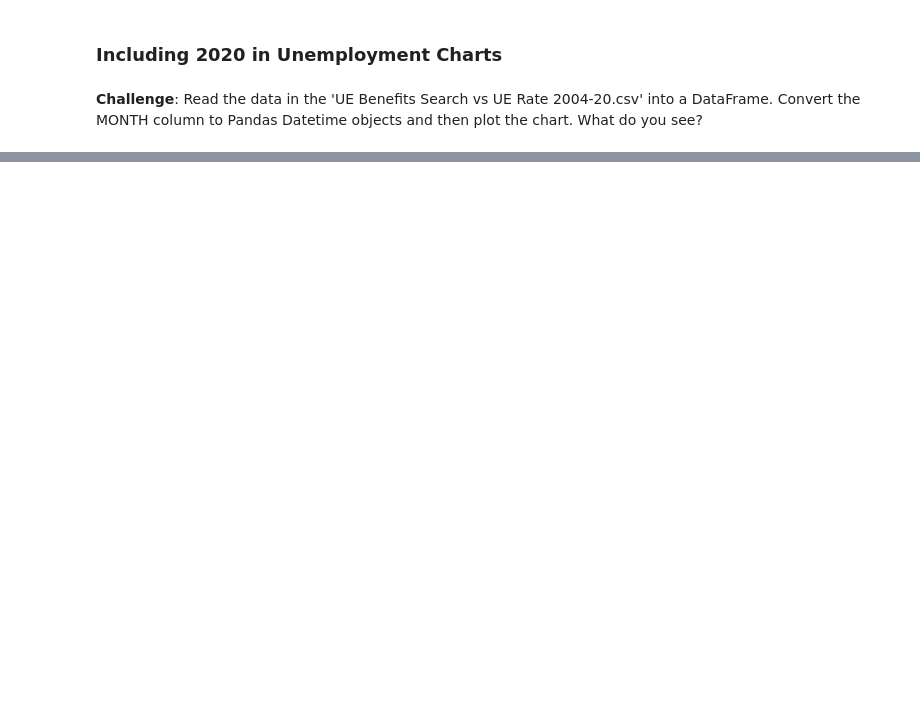
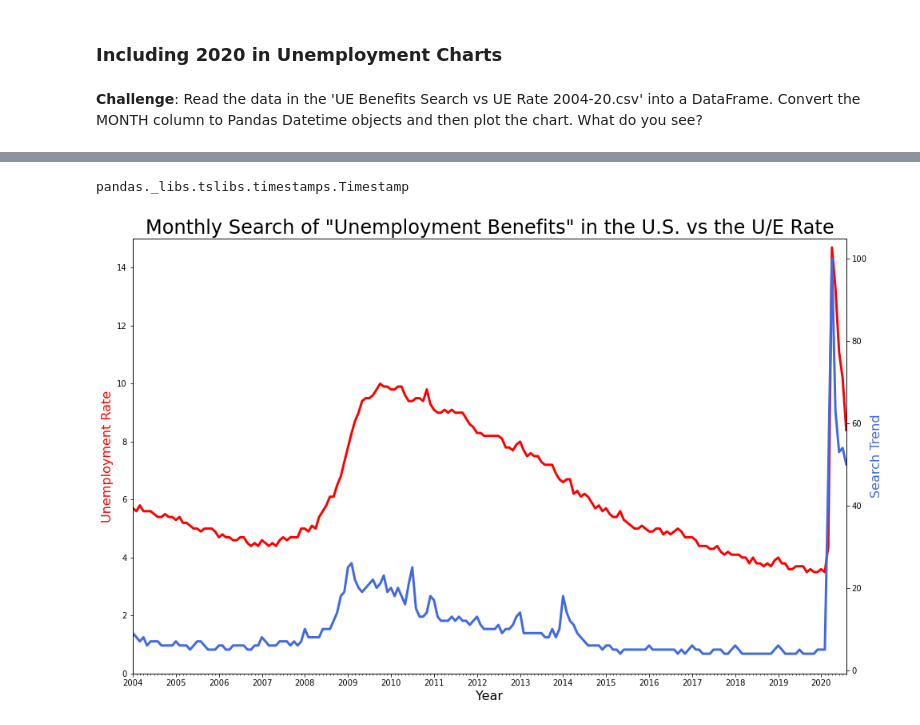
Before and after one commit to btwmendes/100-Days-of-Code, a Jupyter notebook: day_74_Google_Trends_Data_Viz/Google Trends and Data Visualisation (start).ipynb, the cells around one changed output, grey strips where cells are left out. Saved outputs shown, nothing was run; the diff lists cells and outputs as text; code cells hidden in the pictures; blank space fills up the shorter version.

```diff
--- a/day_74_Google_Trends_Data_Viz/Google Trends and Data Visualisation (start).ipynb
+++ b/day_74_Google_Trends_Data_Viz/Google Trends and Data Visualisation (start).ipynb
@@ -380,3 +498,6 @@ How to add tick formatting for dates on the x-axis.
 ### Including 2020 in Unemployment Charts
 # %% [markdown]
 **Challenge**: Read the data in the 'UE Benefits Search vs UE Rate 2004-20.csv' into a DataFrame. Convert the MONTH column to Pandas Datetime objects and then plot the chart. What do you see?
+# %%
+df_unemployment_new = pd.read_csv('./UE Benefits Search vs UE Rate 2004-20.csv')
+df_unemployment_new.head()
@@ -382,0 +511,33 @@ How to add tick formatting for dates on the x-axis.
+# %%
+type(df_unemployment_new.MONTH[0])
+# %% [output]
+pandas._libs.tslibs.timestamps.Timestamp
+# %%
+df_unemployment_new.MONTH = pd.to_datetime(df_unemployment_new.MONTH)
+# %%
+plt.figure(figsize=(16,10))
+plt.title('Monthly Search of "Unemployment Benefits" in the U.S. vs the U/E Rate', fontsize=24)
+
+ax1 = plt.gca()
+ax2 = plt.twinx()
+
+ax1.plot(df_unemployment_new.MONTH, df_unemployment_new.UNRATE, linewidth=3, color='r')
+ax2.plot(df_unemployment_new.MONTH, df_unemployment_new.UE_BENEFITS_WEB_SEARCH, linewidth=3, color='royalblue')
+
+ax1.set_xlabel('Year', fontsize=16)
+ax1.set_ylabel('Unemployment Rate', fontsize=16, color='r')
+ax2.set_ylabel('Search Trend', fontsize=16, color='royalblue')
+ax1.set_ylim([0,15])
+ax1.set_xlim([df_unemployment_new.MONTH.min(), df_unemployment_new.MONTH.max()])
+
+years = mdates.YearLocator()
+months = mdates.MonthLocator()
+years_fmt = mdates.DateFormatter('%Y')
+
+ax1.xaxis.set_major_locator(years)
+ax1.xaxis.set_major_formatter(years_fmt)
+ax1.xaxis.set_minor_locator(months)
+
+plt.show();
+# %% [output]
+[figure, added]
```
Also changed, not shown: parts of 11 cells of this notebook.
